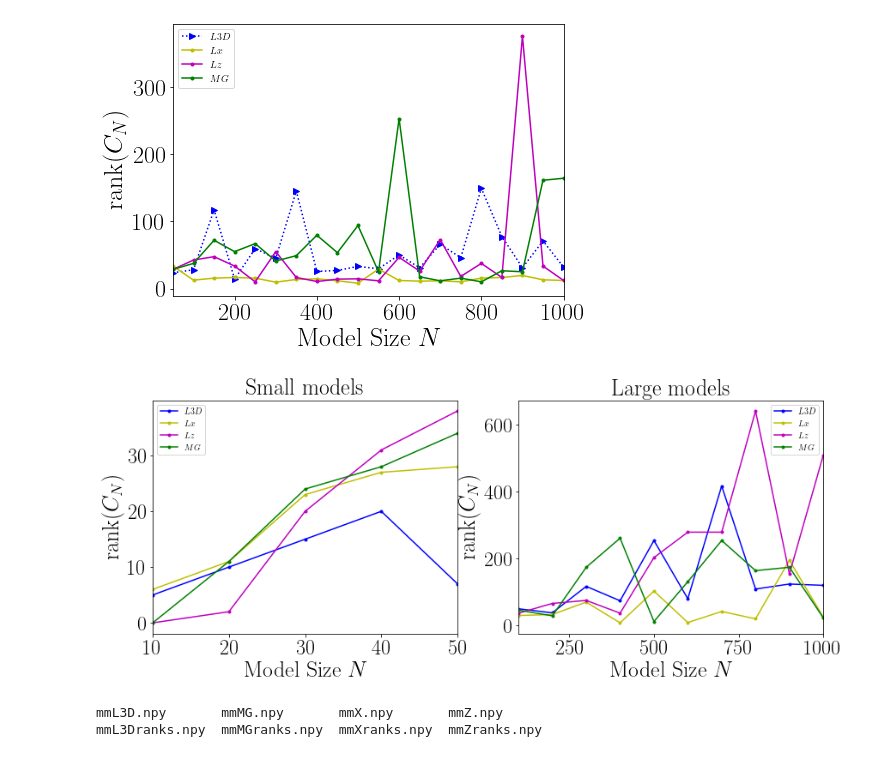
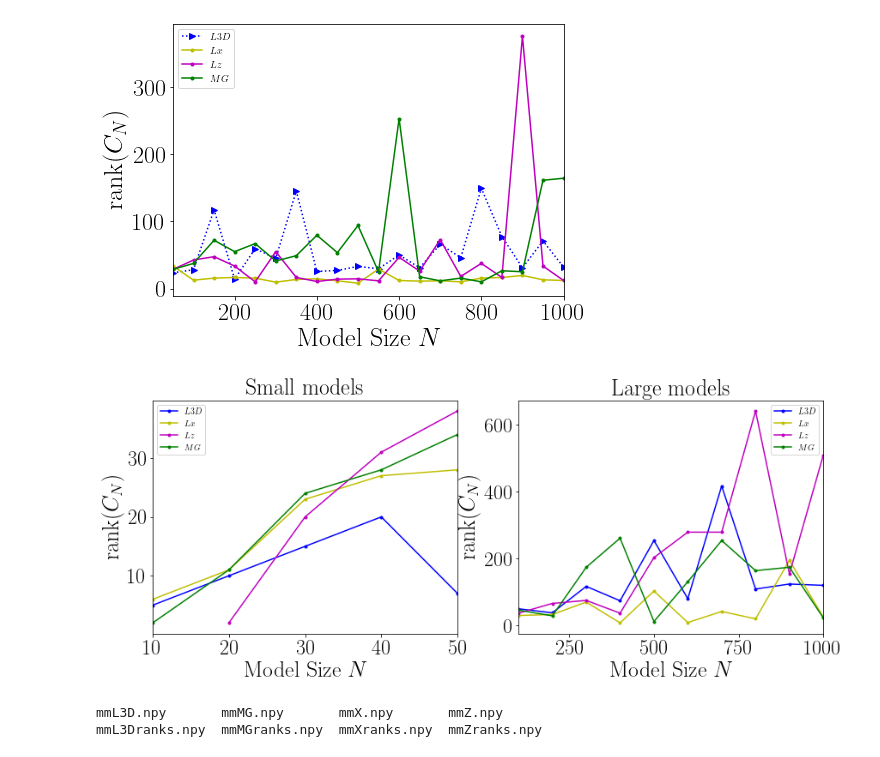
Before and after one commit to BrianWhiteaker/ChaosESN, a Jupyter notebook: PlotNBs/multimodel2.ipynb, the cells around one changed output. Drawn from its saved outputs; the diff is of its cells as text; code cells hidden in the pictures.

Commit message:
no plotting Lz N=10

```diff
--- a/PlotNBs/multimodel2.ipynb
+++ b/PlotNBs/multimodel2.ipynb
@@ -41,40 +41,41 @@ plt.legend()
 plt.show()
 # %% [output]
 [figure]
-# %%
-l3dr = np.squeeze(np.load('./NBoutputs/mmL3Dranks.npy'))
-lxr = np.squeeze(np.load('./NBoutputs/mmXranks.npy'))
-lzr = np.squeeze(np.load('./NBoutputs/mmZranks.npy'))
-mgr = np.squeeze(np.load('./NBoutputs/mmMGranks.npy'))
-sizes = [10,20,30,40,50,100,200,300,400,500,600,700,800,900,1000]
-
-fig = plt.figure(figsize=(14,5))
-#ax = plt.gca()
-ax1 = plt.subplot(121)
-ax1.plot(sizes[:5],l3dr[:5],'.b-',label='$L3D$')
-ax1.plot(sizes[:5],lxr[:5],'.y-',label='$Lx$')
-ax1.plot(sizes[:5],lzr[:5],'.m-',label='$Lz$')
-ax1.plot(sizes[:5],mgr[:5],'.g-',label='$MG$')
-ax1.set_title('Small models')
-ax1.set_xlabel('Model Size $N$')
-ax1.set_ylabel('$\mathrm{rank}(C_N)$')
-ax1.legend()
-
-
-
-ax2 = plt.subplot(122)
-ax2.plot(sizes[5:],l3dr[5:],'.b-',label='$L3D$')
-ax2.plot(sizes[5:],lxr[5:],'.y-',label='$Lx$')
-ax2.plot(sizes[5:],lzr[5:],'.m-',label='$Lz$')
-ax2.plot(sizes[5:],mgr[5:],'.g-',label='$MG$')
-ax2.set_title('Large models')
-ax2.set_xlabel('Model Size $N$')
-ax2.set_ylabel('$\mathrm{rank}(C_N)$')
-ax2.legend()
-plt.show()
-fig.savefig("./NBoutputs/new_multimodel_ranks.pdf", format='pdf', bbox_inches='tight', pad_inches=.01)
-# %% [output]
-[figure, removed]
+# %%
+l3dr = np.squeeze(np.load('./NBoutputs/mmL3Dranks.npy'))
+lxr = np.squeeze(np.load('./NBoutputs/mmXranks.npy'))
+lzr = np.squeeze(np.load('./NBoutputs/mmZranks.npy'))
+mgr = np.squeeze(np.load('./NBoutputs/mmMGranks.npy'))
+sizes = [10,20,30,40,50,100,200,300,400,500,600,700,800,900,1000]
+lzr[0] = np.NAN
+
+fig = plt.figure(figsize=(14,5))
+#ax = plt.gca()
+ax1 = plt.subplot(121)
+ax1.plot(sizes[:5],l3dr[:5],'.b-',label='$L3D$')
+ax1.plot(sizes[:5],lxr[:5],'.y-',label='$Lx$')
+ax1.plot(sizes[:5],lzr[:5],'.m-',label='$Lz$')
+ax1.plot(sizes[:5],mgr[:5],'.g-',label='$MG$')
+ax1.set_title('Small models')
+ax1.set_xlabel('Model Size $N$')
+ax1.set_ylabel('$\mathrm{rank}(C_N)$')
+ax1.legend()
+
+
+
+ax2 = plt.subplot(122)
+ax2.plot(sizes[5:],l3dr[5:],'.b-',label='$L3D$')
+ax2.plot(sizes[5:],lxr[5:],'.y-',label='$Lx$')
+ax2.plot(sizes[5:],lzr[5:],'.m-',label='$Lz$')
+ax2.plot(sizes[5:],mgr[5:],'.g-',label='$MG$')
+ax2.set_title('Large models')
+ax2.set_xlabel('Model Size $N$')
+ax2.set_ylabel('$\mathrm{rank}(C_N)$')
+ax2.legend()
+plt.show()
+fig.savefig("./NBoutputs/new_multimodel_ranks.pdf", format='pdf', bbox_inches='tight', pad_inches=.01)
+# %% [output]
+[figure, added]
 # %%
 ls NBoutputs
 # %% [output]
```
Also changed, not shown: parts of 2 cells of this notebook, 6 other files.
